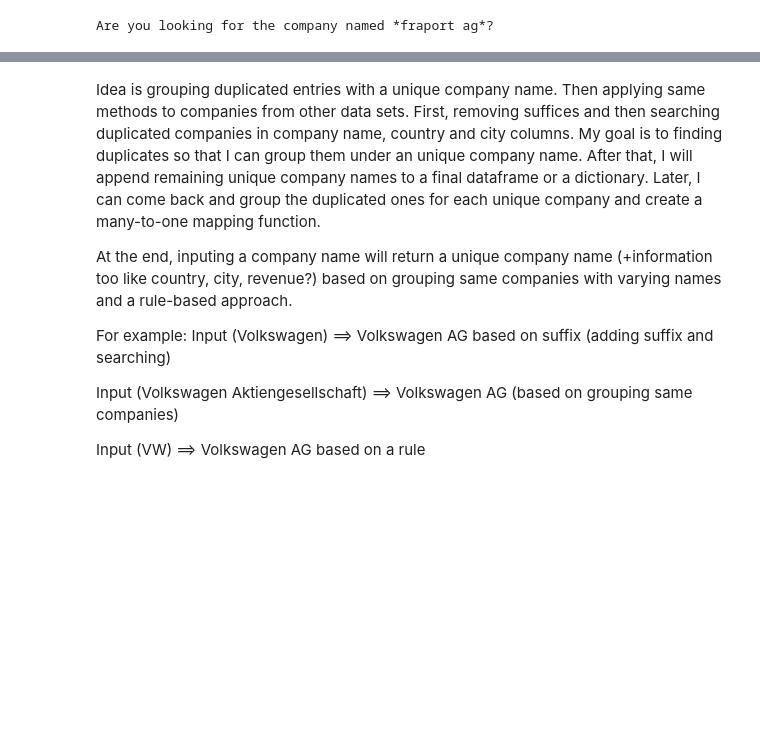
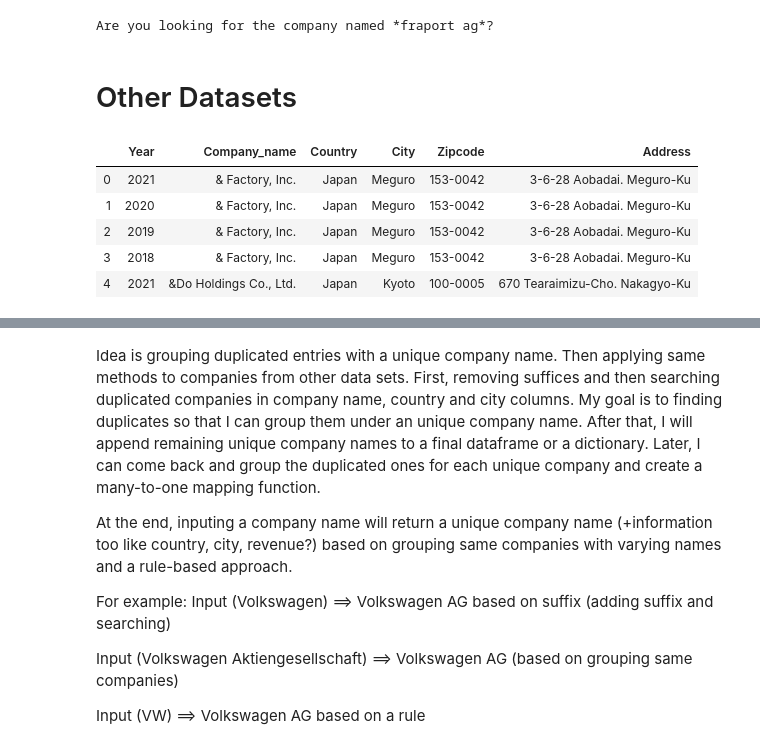
Before and after one commit to Can-Berk/Data_Analysis, a Jupyter notebook: MappingNames/ulist_companies.ipynb, the cells around one changed output, grey strips where cells are left out. Cells and saved outputs as stored; diff of their text form; code cells hidden in the pictures; blank space fills up the shorter version.

```diff
--- a/MappingNames/ulist_companies.ipynb
+++ b/MappingNames/ulist_companies.ipynb
@@ -779,3 +794,5 @@ Not available
 print(find_comp('Fraport ag example', 'Germany', 'frankfurt'))   # Fraport AG available
 # %% [output]
 Are you looking for the company named *fraport ag*?
+# %% [markdown]
+# Other Datasets
@@ -781,0 +801,12 @@ Are you looking for the company named *fraport ag*?
+# %%
+qdata_cols = ['Year', 'Name', 'Country', 'City', 'ZipCode', 'Address']
+qdata = pd.read_excel(path + "Quandl_Q3.xlsx", usecols=qdata_cols)[qdata_cols]
+qdata = qdata.rename(columns={'Name': 'Company_name', 'ZipCode': 'Zipcode'})
+qdata.head()
+# %% [output]
+|  | Year | Company_name | Country | City | Zipcode | Address |
+| 0 | 2021 | & Factory, Inc. | Japan | Meguro | 153-0042 | 3-6-28 Aobadai. Meguro-Ku |
+| 1 | 2020 | & Factory, Inc. | Japan | Meguro | 153-0042 | 3-6-28 Aobadai. Meguro-Ku |
+| 2 | 2019 | & Factory, Inc. | Japan | Meguro | 153-0042 | 3-6-28 Aobadai. Meguro-Ku |
+| 3 | 2018 | & Factory, Inc. | Japan | Meguro | 153-0042 | 3-6-28 Aobadai. Meguro-Ku |
+| 4 | 2021 | &Do Holdings Co., Ltd. | Japan | Kyoto | 100-0005 | 670 Tearaimizu-Cho. Nakagyo-Ku |
```
Also changed, not shown: parts of 31 cells of this notebook.
